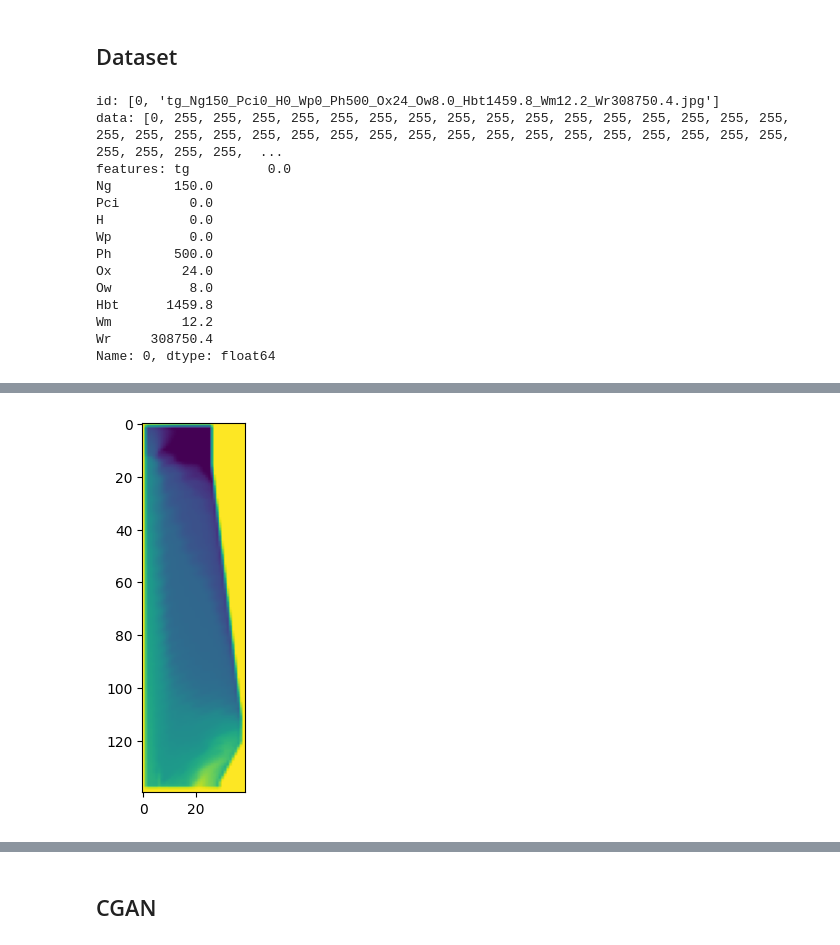
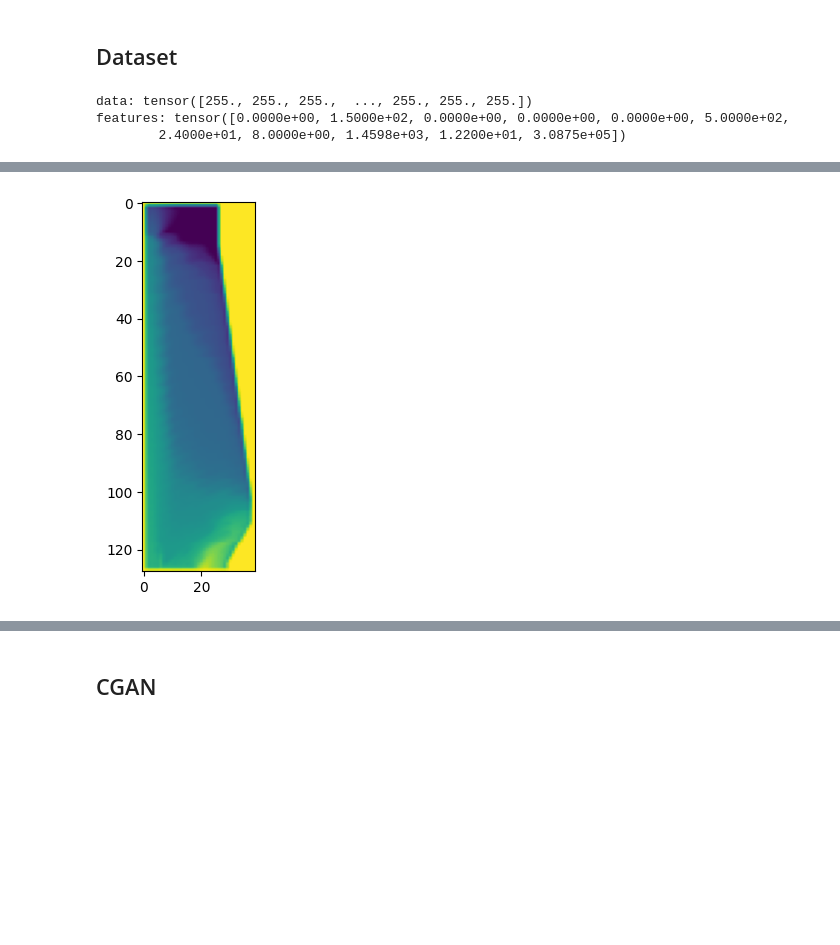
Before and after one commit to JoeyShapiro/blast-furnace-cgan, a Jupyter notebook: cgan.ipynb, the cells around one changed output, grey strips where cells are left out. Drawn from its saved outputs; the diff is of its cells as text; code cells hidden in the pictures; blank space fills up the shorter version.

```diff
--- a/cgan.ipynb
+++ b/cgan.ipynb
@@ -24,6 +24,7 @@ import pandas as pd
 # %%
 import pickle
 from typing import Any, Callable, Dict, List, Optional, Tuple, Union
+import torch.nn.functional as F
 
 class MyDataset(VisionDataset):
     def __init__(
@@ -47,10 +48,8 @@ class MyDataset(VisionDataset):
         Returns:
             tuple: (image, target) where target is index of the target class.
         """
-        id = self.ids[index]
-        img = self.data[index]
-        features = self.features.iloc[index]
-        id, img, features = self.ids[index], self.data[index], self.features.iloc[index]
+        # id, img, features = self.ids[index], self.data[index], self.features.iloc[index]
+        img, features = torch.tensor(self.data[index]), torch.tensor(self.features.iloc[index])
 
         # doing this so that it is consistent with all other datasets
         # to return a PIL Image
@@ -62,7 +61,7 @@ class MyDataset(VisionDataset):
         if self.target_transform is not None:
             target = self.target_transform(target)
 
-        return id, img, features
+        return img, features
 
     def __len__(self) -> int:
         return len(self.data)
@@ -77,44 +76,45 @@ class MyDataset(VisionDataset):
         ids = ids.values.tolist()
         data = data.values.tolist()
         features = features.values.tolist()
-        features = pd.DataFrame(features, columns=self.labels)
+
+        # resize the data now
+        # TODO hmmmm
+        data = torch.tensor(data)
+        # TODO the first byte is bad
+        # remove the first column
+        data = data[:, 1:]
+        data = data.reshape(len(data), 140, 39).float()
+
+        data = F.interpolate(data.unsqueeze(1), size=(128, 39), mode='nearest').squeeze(1)
+        data = data.reshape(len(data), -1)
+
+        # TODO convert features to dtype f32 for mps
+        features = pd.DataFrame(features, columns=self.labels).astype('float32')
 
         return ids, data, features
 # %%
 dataset = MyDataset(root='data')
 datum = dataset[0]
 print(f"""
-id: {datum[0]}
-data: {datum[1]}
-features: {datum[2]}
+data: {datum[0]}
+features: {datum[1]}
 """)
 
 # convert data to image plot
 # TODO first pixel is bad
-img = np.array(datum[1][1:])
-img = img.reshape(140, 39)
+img = np.array(datum[0])
+img = img.reshape(128, 39)
 plt.imshow(img)
 
 # convert features to dataframe
 # TODO not correct, but ai guessed the labels, so its funny
 # Ng = Nitrogen, Pci = Pesticide, H = Humidity, Wp = Watering pattern, Ph = pH, 0x = 0x, 0w = 0w, Hbt = Habitat, Wm = Weed management, Wr = Weather
 labels = [ 'tg', 'Ng', 'Pci', 'H', 'Wp', 'Ph', 'Ox', 'Ow', 'Hbt', 'Wm', 'Wr' ]
-conditions = np.array(datum[2])
+conditions = np.array(datum[1])
 features = pd.DataFrame([conditions], columns=labels)
 display(features)
 # %% [output]
-id: [0, 'tg_Ng150_Pci0_H0_Wp0_Ph500_Ox24_Ow8.0_Hbt1459.8_Wm12.2_Wr308750.4.jpg']
-data: [0, 255, 255, 255, 255, 255, 255, 255, 255, 255, 255, 255, 255, 255, 255, 255, 255, 255, 255, 255, 255, 255, 255, 255, 255, 255, 255, 255, 255, 255, 255, 255, 255, 255, 255, 255, 255, 255, 255,  ...
-features: tg          0.0
-Ng        150.0
-Pci         0.0
-H           0.0
-Wp          0.0
-Ph        500.0
-Ox         24.0
-Ow          8.0
-Hbt      1459.8
-Wm         12.2
-Wr     308750.4
-Name: 0, dtype: float64
+data: tensor([255., 255., 255.,  ..., 255., 255., 255.])
+features: tensor([0.0000e+00, 1.5000e+02, 0.0000e+00, 0.0000e+00, 0.0000e+00, 5.0000e+02,
+        2.4000e+01, 8.0000e+00, 1.4598e+03, 1.2200e+01, 3.0875e+05])
 |  | tg | Ng | Pci | H | Wp | Ph | Ox | Ow | Hbt | Wm | Wr |
@@ -122,4 +122,4 @@ Name: 0, dtype: float64
-[figure, old version]
+[figure, new version]
 # %%
 # get the count, mean, std, min, max, and sum of each column
 df_aggregated = dataset.features.agg(['count', 'mean', 'std', 'min', 'max', 'sum']).reset_index()
```
Also changed, not shown: parts of 23 cells of this notebook.
